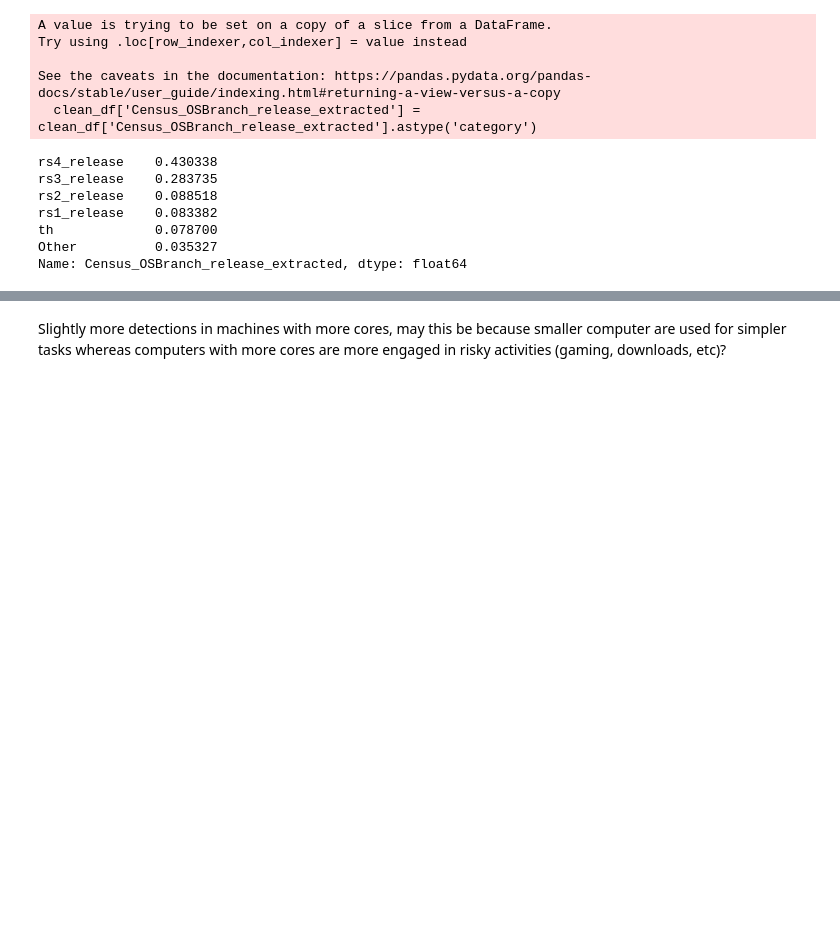
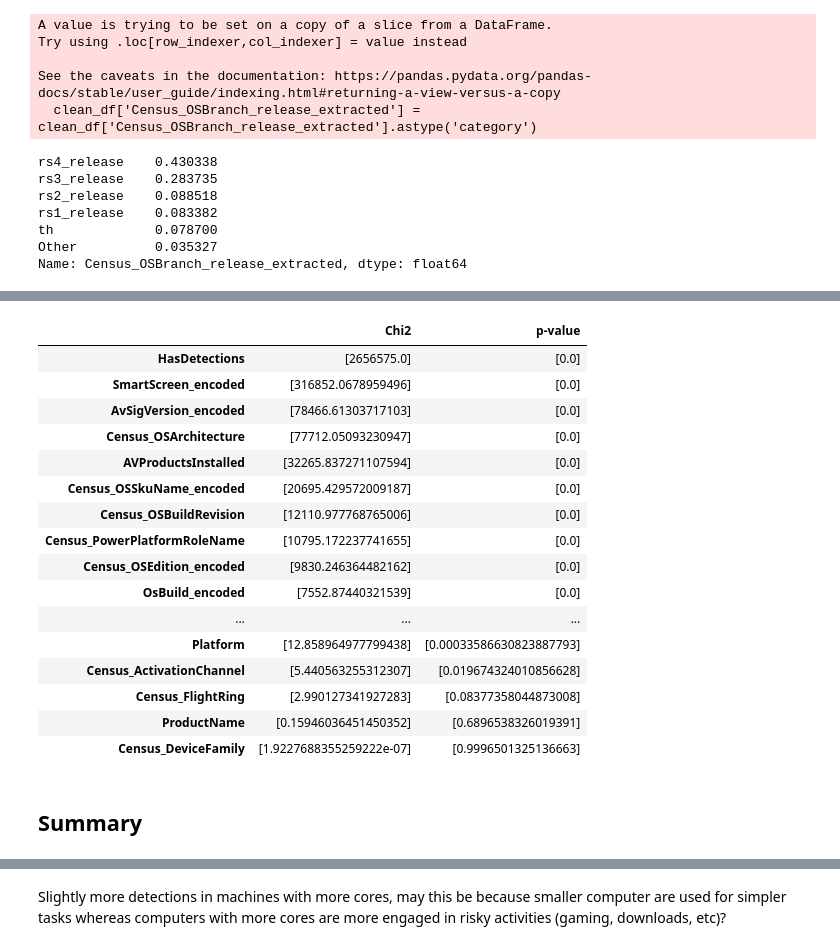
Before and after one commit to marco-riva/Capstone_2, a Jupyter notebook: notebooks/EDA.ipynb, the cells around one changed output, grey strips where cells are left out. Drawn from its saved outputs; the diff is of its cells as text; code cells hidden in the pictures; blank space fills up the shorter version.

```diff
--- a/notebooks/EDA.ipynb
+++ b/notebooks/EDA.ipynb
@@ -1415,3 +1500,18 @@ plt.xticks(rotation = 45)
 plt.tight_layout()
 # %% [output]
 [figure]
+# %%
+clean_df['EngineVersion_extracted'].cat.add_categories('Other', inplace=True)
+clean_df.loc[(clean_df['EngineVersion_extracted'] != '15200') &
+             (clean_df['EngineVersion_extracted'] != '15100') &
+             (clean_df['EngineVersion_extracted'] != '15000') &
+             (clean_df['EngineVersion_extracted'] != '14901') &
+             (clean_df['EngineVersion_extracted'] != '15300') &
+             (clean_df['EngineVersion_extracted'] != '14600') &
+             (clean_df['EngineVersion_extracted'] != '14800') &
+             (clean_df['EngineVersion_extracted'] != '14104') &
+             (clean_df['EngineVersion_extracted'] != '13504'),
+             'EngineVersion_extracted'] = 'Other'
+clean_df['EngineVersion_extracted'].cat.remove_unused_categories(inplace=True)
+clean_df.rename(columns={'EngineVersion_extracted':'EngineVersion_encoded'}, inplace=True)
+clean_df['EngineVersion_encoded'].value_counts(normalize=True)
@@ -1508,0 +1629,11 @@ plt.tight_layout()
+# %%
+cat_col = clean_df.select_dtypes('category').columns.tolist()
+id_col = [col for col in cat_col if 'Identifier' in col]
+cat_col = [col for col in cat_col if col not in id_col]
+binary_col = clean_df.select_dtypes('Int64').columns.tolist()
+num_col = [col for col in clean_df.columns
+           if col not in cat_col
+           if col not in id_col
+           if col not in binary_col]
+
+len(cat_col), len(id_col), len(binary_col), len(num_col)
@@ -1508,0 +1646,14 @@ plt.tight_layout()
+# %%
+from sklearn import preprocessing
+
+le = preprocessing.LabelEncoder()
+chi2_df = clean_df[cat_col + ['HasDetections']].astype('str').dropna().copy()
+chi2s = []
+pvals = []
+
+for col in chi2_df.columns:
+    chi2_df[col] = le.fit_transform(chi2_df[col])
+    chi2_stat, p_val = chi2(chi2_df[col].values.reshape(-1, 1), chi2_df['HasDetections'])
+    print(chi2_stat[0], p_val[0])
+    chi2s.append(chi2_stat[0])
+    pvals.append(p_val[0])
@@ -1508,0 +1678,21 @@ plt.tight_layout()
+# %%
+chi2_results = pd.DataFrame({'Chi2':chi2s, 'p-value':pvals}, index=chi2_df.columns)
+chi2_results.drop('HasDetections').sort_values('Chi2', ascending=False)
+# %% [output]
+|  | Chi2 | p-value |
+| HasDetections | [2656575.0] | [0.0] |
+| SmartScreen_encoded | [316852.0678959496] | [0.0] |
+| AvSigVersion_encoded | [78466.61303717103] | [0.0] |
+| Census_OSArchitecture | [77712.05093230947] | [0.0] |
+| AVProductsInstalled | [32265.837271107594] | [0.0] |
+| Census_OSSkuName_encoded | [20695.429572009187] | [0.0] |
+| Census_OSBuildRevision | [12110.977768765006] | [0.0] |
+| Census_PowerPlatformRoleName | [10795.172237741655] | [0.0] |
+| Census_OSEdition_encoded | [9830.246364482162] | [0.0] |
+| OsBuild_encoded | [7552.87440321539] | [0.0] |
+| ... | ... | ... |
+| Platform | [12.858964977799438] | [0.00033586630823887793] |
+| Census_ActivationChannel | [5.440563255312307] | [0.019674324010856628] |
+| Census_FlightRing | [2.990127341927283] | [0.08377358044873008] |
+| ProductName | [0.15946036451450352] | [0.6896538326019391] |
+| Census_DeviceFamily | [1.9227688355259222e-07] | [0.9996501325136663] |
@@ -1508,0 +1701,2 @@ plt.tight_layout()
+# %% [markdown]
+## Summary
```
Also changed, not shown: parts of 31 cells of this notebook.
